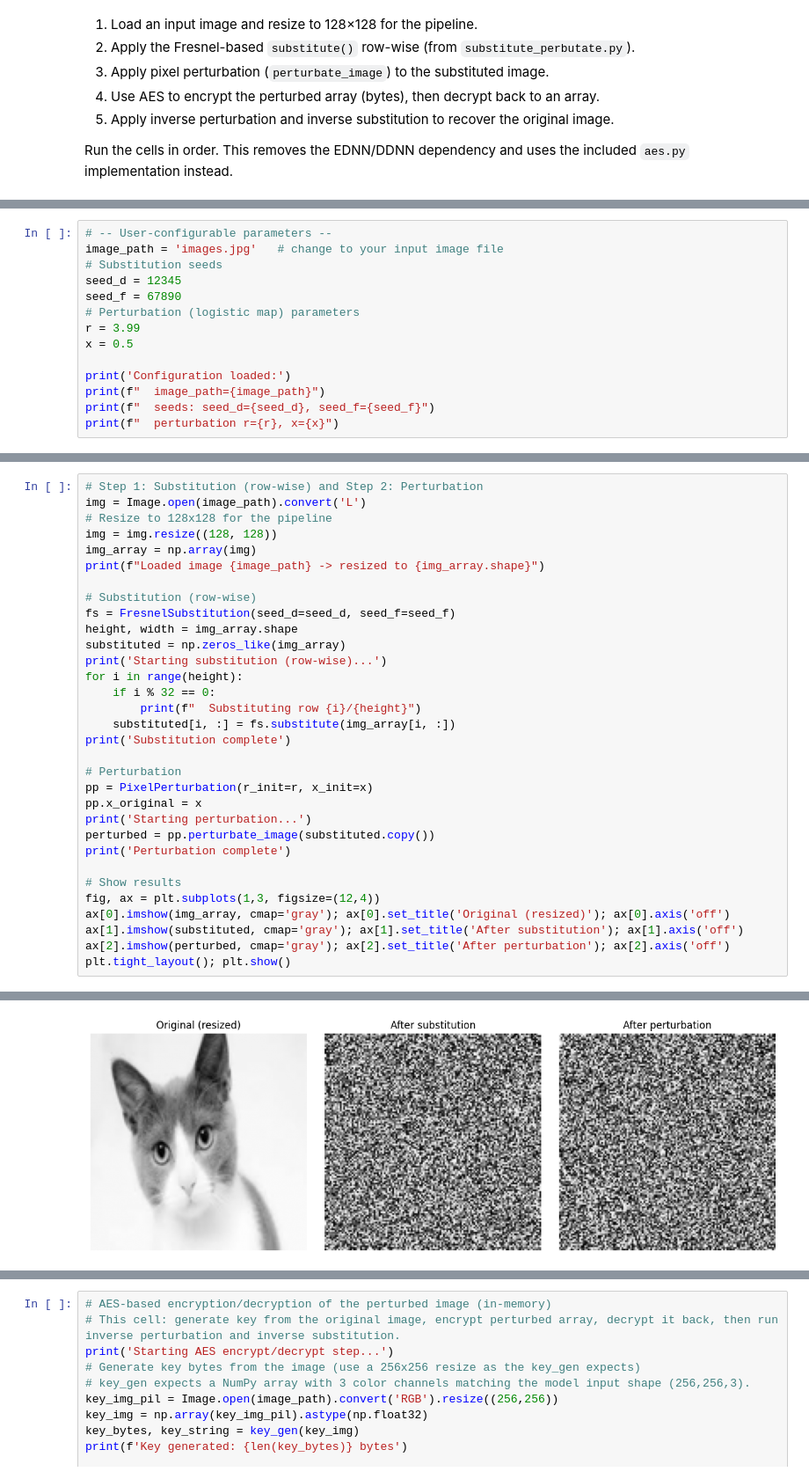
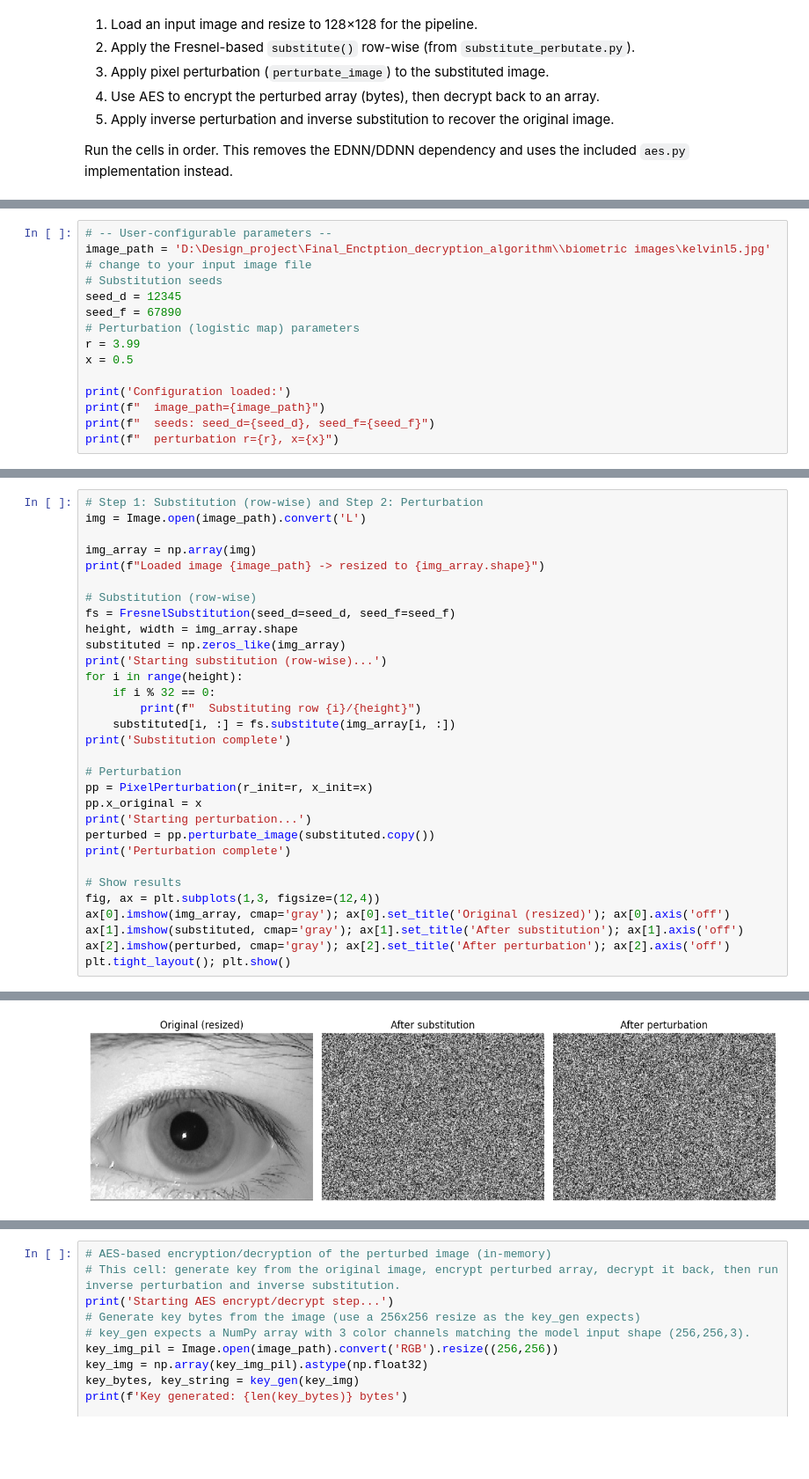
Before and after one commit to singhsrj/Deep-Learning-Based-Image-Encryption-System, a Jupyter notebook: Final_Enctption_decryption_algorithm/Master_file.ipynb, the cells around one changed output, grey strips where cells are left out. Shown at 88% size. Drawn from its saved outputs; the diff is of its cells as text; blank space fills up the shorter version.

```diff
--- a/Final_Enctption_decryption_algorithm/Master_file.ipynb
+++ b/Final_Enctption_decryption_algorithm/Master_file.ipynb
@@ -25,6 +39,6 @@ Imports ready
 # %%
 # -- User-configurable parameters --
-image_path = 'images.jpg'   # change to your input image file
+image_path = 'D:\Design_project\Final_Enctption_decryption_algorithm\\biometric images\kelvinl5.jpg'   # change to your input image file
 # Substitution seeds
 seed_d = 12345
 seed_f = 67890
@@ -44,8 +58,7 @@ Configuration loaded:
 # %%
 # Step 1: Substitution (row-wise) and Step 2: Perturbation
 img = Image.open(image_path).convert('L')
-# Resize to 128x128 for the pipeline
-img = img.resize((128, 128))
+
 img_array = np.array(img)
 print(f"Loaded image {image_path} -> resized to {img_array.shape}")
 
@@ -89 +103 @@ Perturbation complete
-[figure, old version]
+[figure, new version]
```
Also changed, not shown: parts of 4 cells of this notebook, 4 other files.
